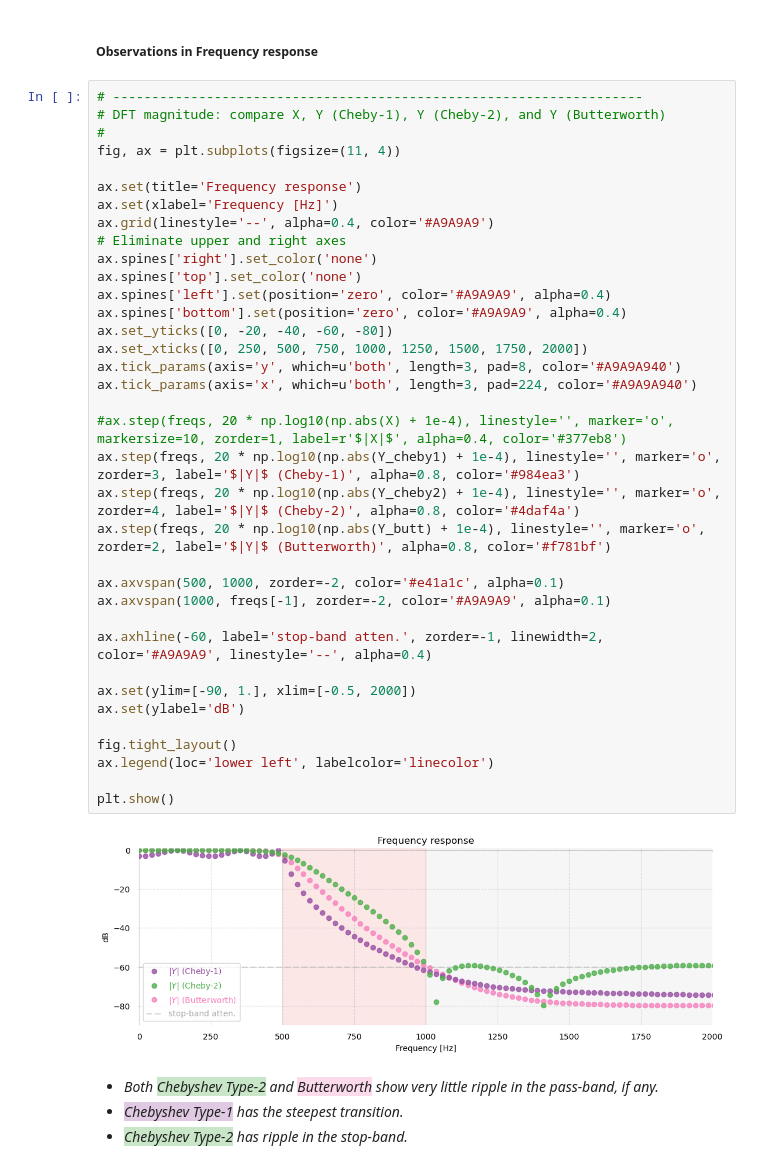
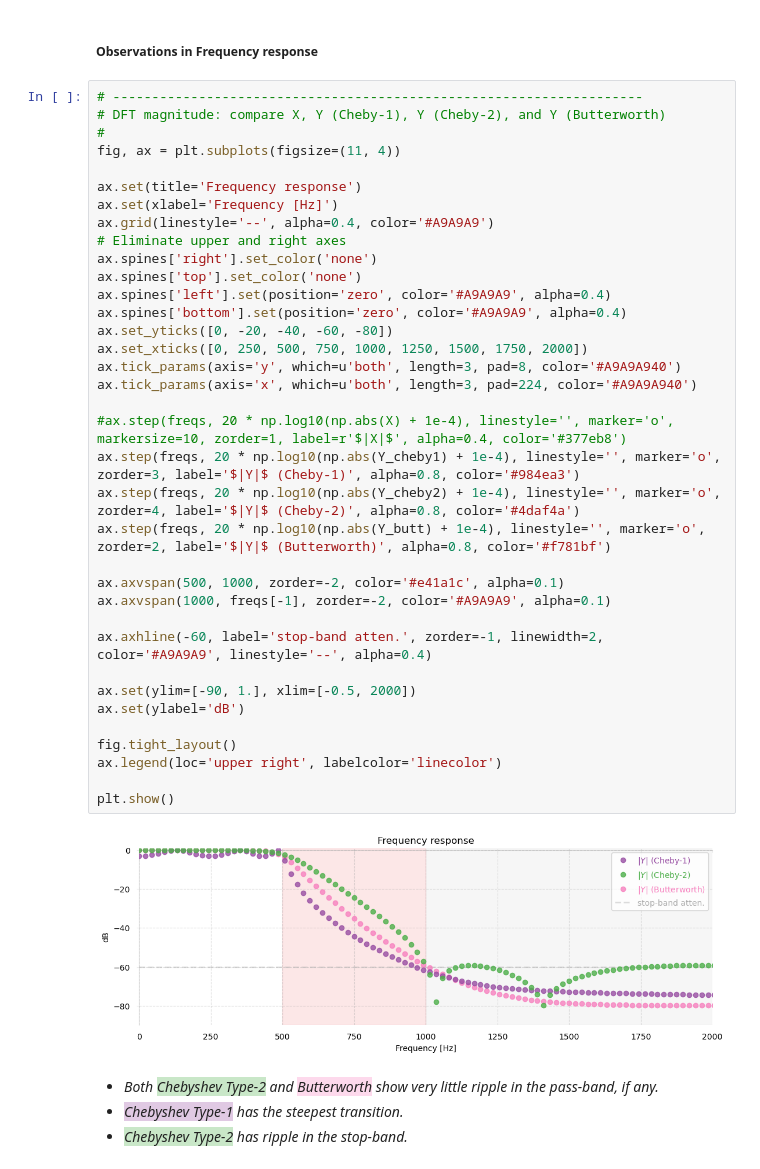
Before and after one commit to buruzaemon/digital-signals-theory, a Jupyter notebook: DST_CH11.ipynb, the cells around one changed output. Saved outputs shown, nothing was run; the diff lists cells and outputs as text.

```diff
--- a/DST_CH11.ipynb
+++ b/DST_CH11.ipynb
@@ -586,35 +586,35 @@ fig, ax = plt.subplots(figsize=(11, 4))
 ax.set(title='Frequency response')
 ax.set(xlabel='Frequency [Hz]')
 ax.grid(linestyle='--', alpha=0.4, color='#A9A9A9')
 # Eliminate upper and right axes
 ax.spines['right'].set_color('none')
 ax.spines['top'].set_color('none')
 ax.spines['left'].set(position='zero', color='#A9A9A9', alpha=0.4)
 ax.spines['bottom'].set(position='zero', color='#A9A9A9', alpha=0.4)
 ax.set_yticks([0, -20, -40, -60, -80])
 ax.set_xticks([0, 250, 500, 750, 1000, 1250, 1500, 1750, 2000])
 ax.tick_params(axis='y', which=u'both', length=3, pad=8, color='#A9A9A940')
 ax.tick_params(axis='x', which=u'both', length=3, pad=224, color='#A9A9A940')
 
 #ax.step(freqs, 20 * np.log10(np.abs(X) + 1e-4), linestyle='', marker='o', markersize=10, zorder=1, label=r'$|X|$', alpha=0.4, color='#377eb8')
 ax.step(freqs, 20 * np.log10(np.abs(Y_cheby1) + 1e-4), linestyle='', marker='o', zorder=3, label='$|Y|$ (Cheby-1)', alpha=0.8, color='#984ea3')
 ax.step(freqs, 20 * np.log10(np.abs(Y_cheby2) + 1e-4), linestyle='', marker='o', zorder=4, label='$|Y|$ (Cheby-2)', alpha=0.8, color='#4daf4a')
 ax.step(freqs, 20 * np.log10(np.abs(Y_butt) + 1e-4), linestyle='', marker='o', zorder=2, label='$|Y|$ (Butterworth)', alpha=0.8, color='#f781bf')
 
 ax.axvspan(500, 1000, zorder=-2, color='#e41a1c', alpha=0.1)
 ax.axvspan(1000, freqs[-1], zorder=-2, color='#A9A9A9', alpha=0.1)
 
 ax.axhline(-60, label='stop-band atten.', zorder=-1, linewidth=2, color='#A9A9A9', linestyle='--', alpha=0.4)
 
 ax.set(ylim=[-90, 1.], xlim=[-0.5, 2000])
 ax.set(ylabel='dB')
 
 fig.tight_layout()
-ax.legend(loc='lower left', labelcolor='linecolor')
+ax.legend(loc='upper right', labelcolor='linecolor')
 
 plt.show()
 # %% [output]
-[figure, old version]
+[figure, new version]
 # %% [markdown]
 * _Both <span style="background-color:rgba(77,175,74,0.3)">Chebyshev Type-2</span> and <span style="background-color:rgba(247,129,191,0.3)">Butterworth</span> show very little ripple in the pass-band, if any._
 * _<span style="background-color:rgba(152,78,163,0.3)">Chebyshev Type-1</span> has the steepest transition._
```
Also changed, not shown: parts of 8 cells of this notebook.
